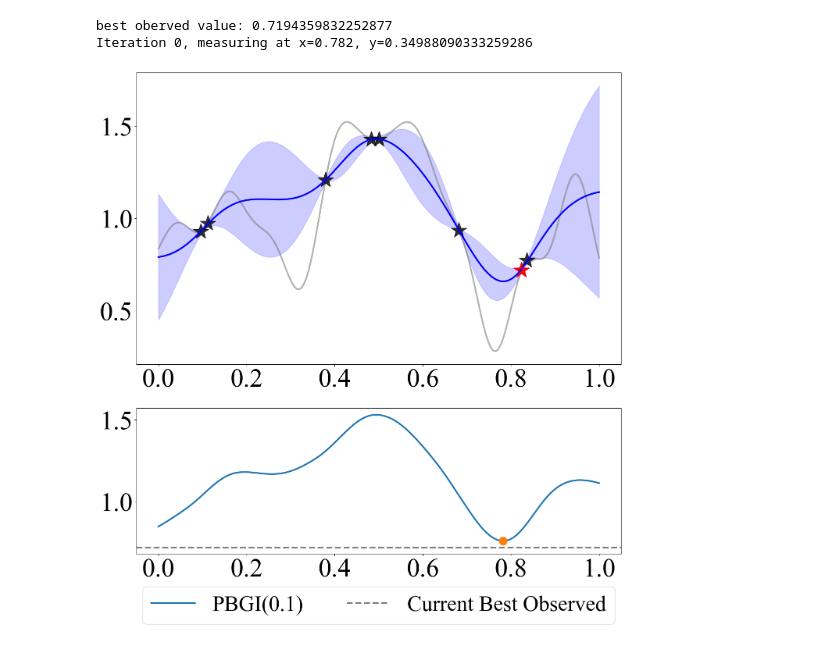
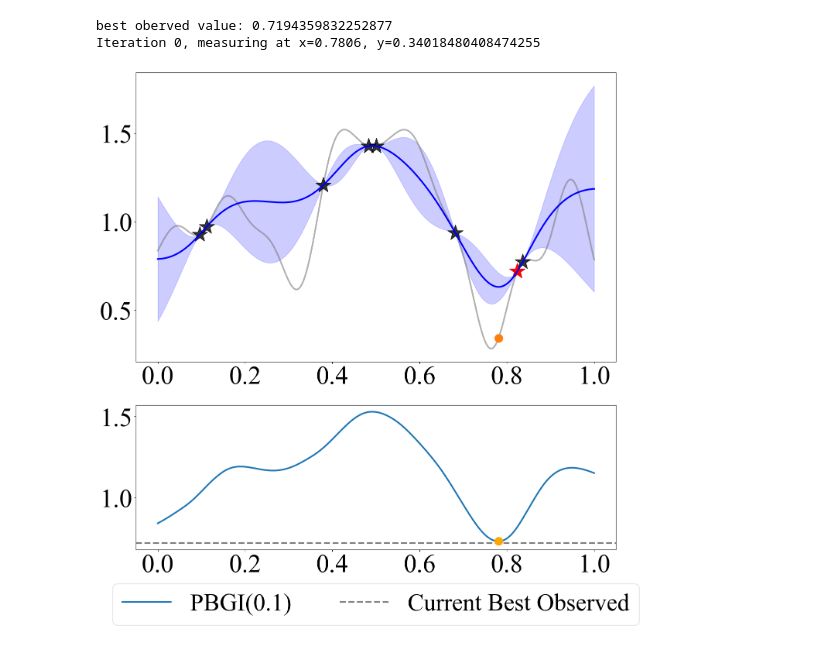
Before and after one commit to QianJaneXie/CostAwareStoppingBayesOpt, a Jupyter notebook: notebooks/LogEI vs PBGI.ipynb, the cells around one changed output. Saved outputs shown, nothing was run; the diff lists cells and outputs as text; code cells hidden in the pictures.

```diff
--- a/notebooks/LogEI vs PBGI.ipynb
+++ b/notebooks/LogEI vs PBGI.ipynb
@@ -72,5 +80,5 @@ def plot_acquisition(ax, test_x, acquisition_function, current_best=None, acquis
         ax.axhline(current_best, linestyle='--', color='grey', linewidth=3, label='Current Best Observed')
 
     # Place the legend at the bottom in a row
-    ax.legend(loc='upper center', bbox_to_anchor=(0.5, -0.15), ncol=3, fontsize=40)
+    ax.legend(loc='upper center', bbox_to_anchor=(0.5, -0.15), ncol=3, fontsize=45)
 # %%
@@ -257,36 +235,9 @@ Iteration 0, measuring at x=1.0, y=0.7864281689528502
 # %%
-maximize = False
-from pandora_automl.acquisition.gittins import GittinsIndex
-
-seed = seed
 torch.manual_seed(seed)
-
-# Example Usage for 1D
-dim = 1
-
-# Define your kernel
-nu = 2.5
-lengthscale = 0.1
-outputscale = 1.0
-base_kernel = MaternKernel(nu=nu).double()
-base_kernel.lengthscale = torch.tensor([[lengthscale]])
-scale_kernel = ScaleKernel(base_kernel).double()
-scale_kernel.outputscale = torch.tensor([[outputscale]])
-
-# Define Noise Level
-noise_level = 1e-4
-
-# Initialize Placeholder Data with Correct Dimensions
-num_samples = 1  # Replace with actual number of samples
-num_features = 1  # Replace with actual number of features
-train_X = torch.empty(num_samples, num_features)  # Placeholder data
-train_Y = torch.empty(num_samples, 1)             # Placeholder data
-Yvar = torch.ones(num_samples) * noise_level
 
 # Initialize Model
 model = SingleTaskGP(train_X, train_Y, likelihood = FixedNoiseGaussianLikelihood(noise=Yvar), covar_module=scale_kernel)
 
-from gpytorch.kernels import MaternKernel, ScaleKernel
 # Set up the kernel
 base_kernel = MaternKernel(nu=nu).double()
 base_kernel.lengthscale = lengthscale
@@ -311,35 +262,36 @@ GI_best = [best_f] # This will store the best value
 print("best oberved value:", best_f)
 
 model = fit_gp_model(x, y, scale_kernel)
 
 # Optimize GI
 GI = GittinsIndex(model=model, maximize=maximize, lmbda=lmbda)
 
 # Plot the posterior and the GI
 f, (ax1,ax2) = plt.subplots(2, 1, figsize=(16, 16), gridspec_kw={'height_ratios': [2, 1]})
-test_x = torch.linspace(0, 1, 1001)
+test_x = torch.linspace(0, 1, 10001)
 
 # Plot the posterior
 plot_posterior(ax1,objective_function,model,test_x,x,y)
 
 # Plot GI
 acq = GI.forward(test_x.unsqueeze(1).unsqueeze(1))
 new_point, new_point_GI = test_x[torch.argmin(acq)], torch.min(acq)
 plot_acquisition(ax2, test_x, GI.forward, current_best=best_f, acquisition_name='PBGI(0.1)')
-ax2.plot(new_point.numpy(), new_point_GI.detach().numpy(),'.', markersize=30)
+ax2.plot(new_point.numpy(), new_point_GI.detach().numpy(),'.', color='tab:orange', markersize=30)
+ax1.plot(new_point.item(), objective_function(new_point).item(), '.', color='tab:orange', markersize=30, label="Next Query Point")
 # ax2.axis("off")
 # plt.tight_layout()
 
 # Reshape or transpose if necessary (depends on how you want to align them)
 # arrays_combined = np.column_stack((test_x.cpu().numpy(), objective_y, mean, lower, upper, acq.detach().numpy()))
 
 # Save to CSV
 # np.savetxt('plot/PBGI_acq_large.csv', arrays_combined, delimiter=',', fmt='%f', header='x, f(x), mean, lower, upper, acq')
 
 print('Iteration 0, measuring at x={}, y={}'.format(new_point.item(), objective_function(new_point).item()))
-# plt.savefig('plot/PBGI_acq_large.pdf', format='pdf')
+plt.savefig('../plots/PBGI_acq_large.pdf', format='pdf')
 plt.show()
 # %% [output]
 best oberved value: 0.7194359832252877
-Iteration 0, measuring at x=0.782, y=0.34988090333259286
+Iteration 0, measuring at x=0.7806, y=0.34018480408474255
-[figure, old version]
+[figure, new version]
```
Also changed, not shown: parts of 4 cells of this notebook.
